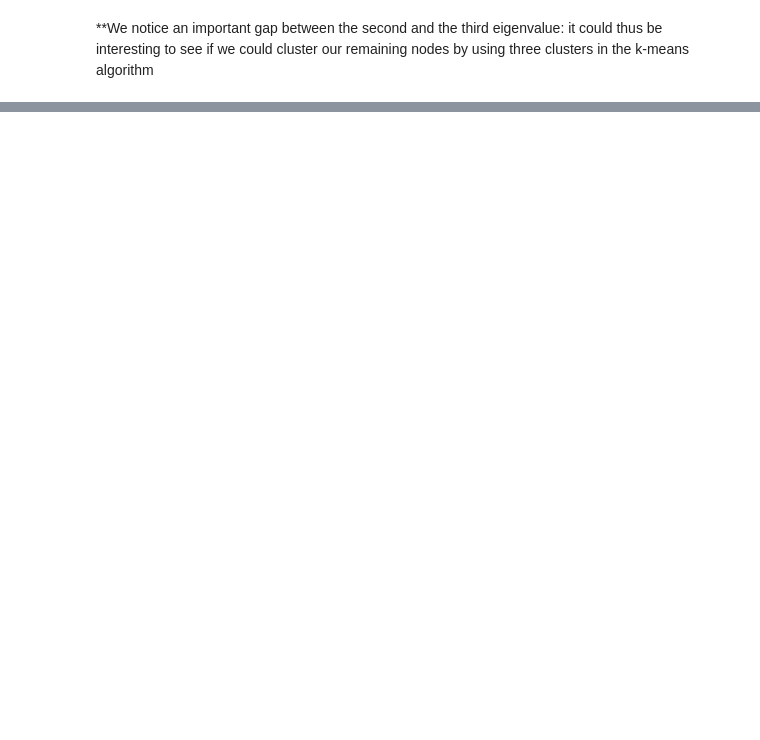
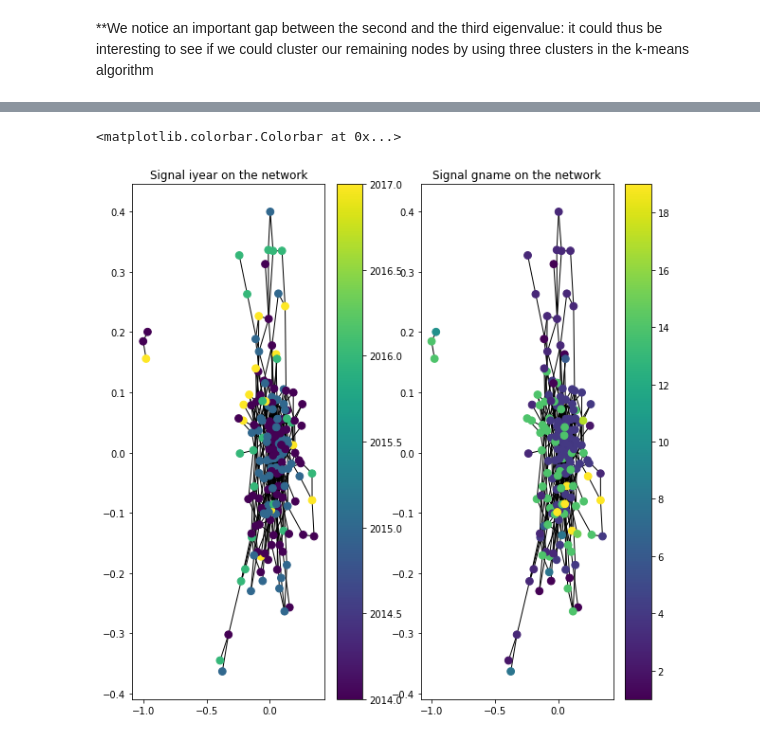
Before and after one commit to AminMekacher/ntds_project, a Jupyter notebook: New Data Set/New Data Set/amin_europe.ipynb, the cells around one changed output, grey strips where cells are left out. Saved outputs shown, nothing was run; the diff lists cells and outputs as text; code cells hidden in the pictures; blank space fills up the shorter version.

```diff
--- a/New Data Set/New Data Set/amin_europe.ipynb
+++ b/New Data Set/New Data Set/amin_europe.ipynb
@@ -255,0 +256,22 @@ def GFT(x):
+# %%
+year_europe  = europe_isil['iyear'].values
+#gname_europe = europe_isil['gname'].values
+#gname_europe = gname_europe == 'Islamic State of Iraq and the Levant (ISIL)'
+gname_europe = europe_isil['targtype1']
+
+fig, ax = plt.subplots(1, 2, figsize=(10,10))
+fig.subplots_adjust(hspace=.25)
+fig.subplots_adjust(wspace=.2)
+
+year_plot = nx.draw_networkx_nodes(graph, coords, node_size=60, node_color=year_europe, ax=ax[0])
+nx.draw_networkx_edges(graph, coords, edge_color='k', ax=ax[0])
+ax[0].set_title('Signal iyear on the network')
+plt.colorbar(year_plot,ax=ax[0])
+
+gname_plot = nx.draw_networkx_nodes(graph, coords, node_size=60, node_color=gname_europe, ax=ax[1])
+nx.draw_networkx_edges(graph, coords, edge_color='k', ax=ax[1])
+ax[1].set_title('Signal gname on the network')
+plt.colorbar(gname_plot,ax=ax[1])
+# %% [output]
+<matplotlib.colorbar.Colorbar at 0x...>
+[figure, added]
```
Also changed, not shown: parts of 8 cells of this notebook, 6 other files.
